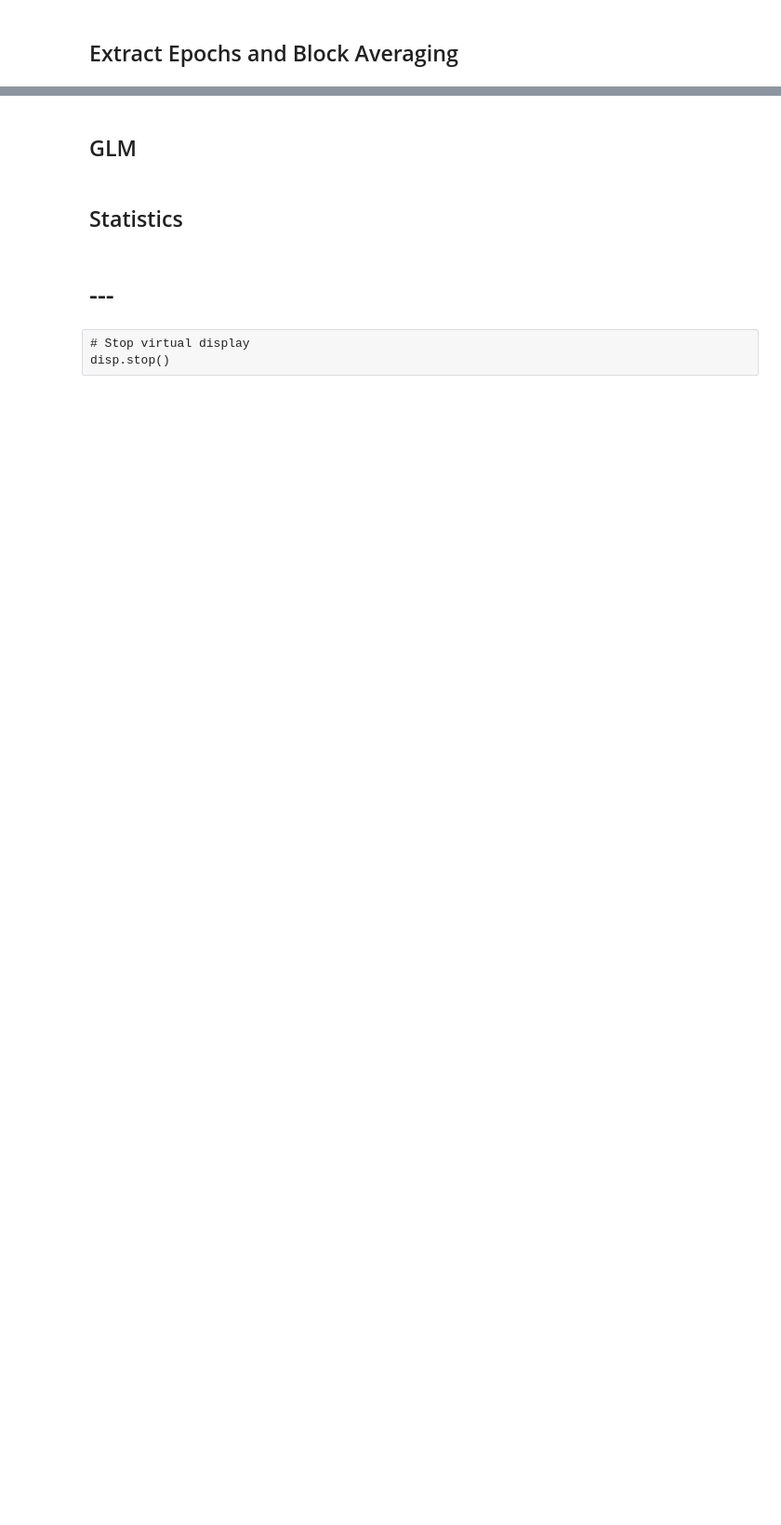
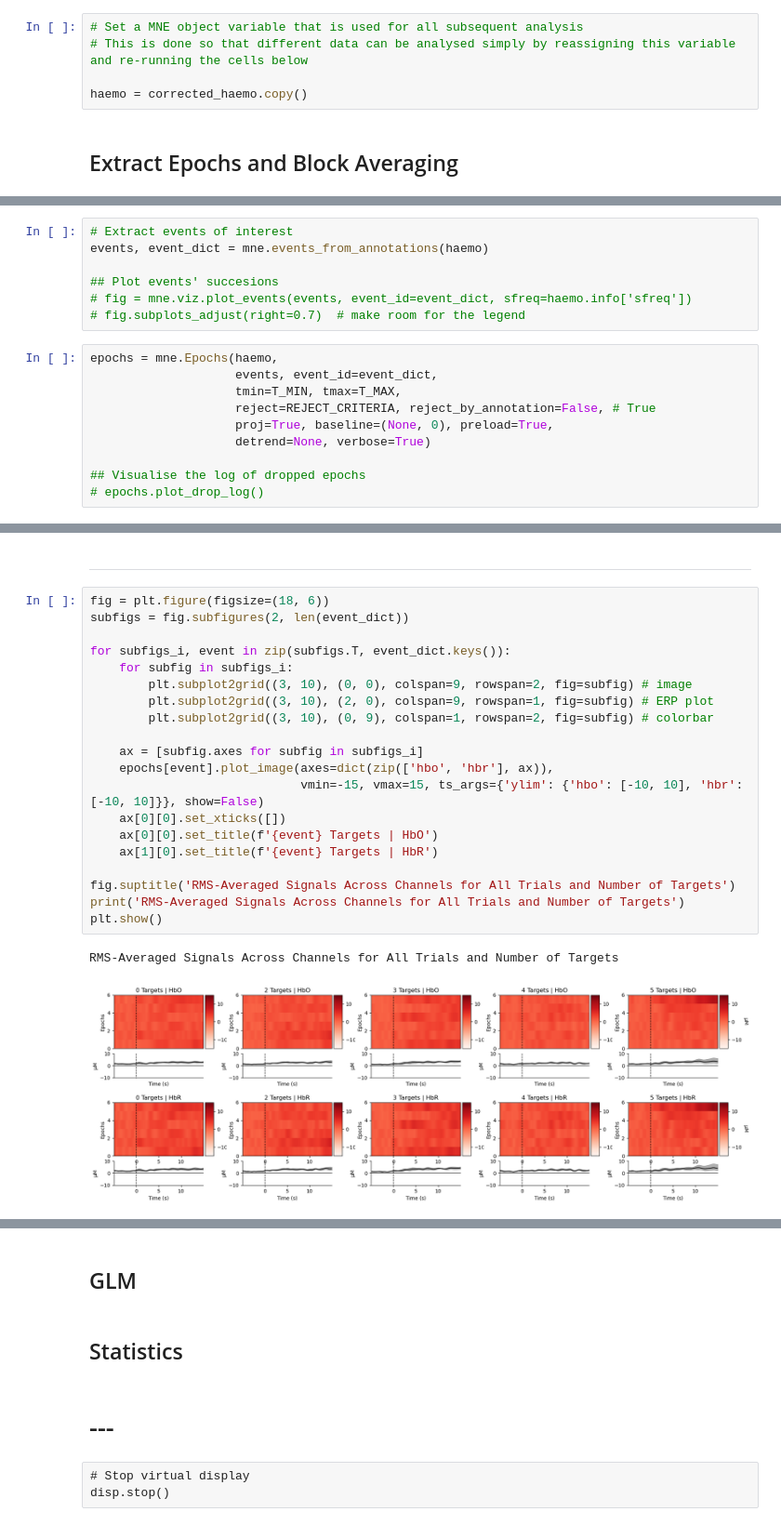
Before and after one commit to pulkitgoyal56/fnirsPy, a Jupyter notebook: main.ipynb, the cells around one changed output, grey strips where cells are left out. Shown at 93% size. Cells and saved outputs as stored; diff of their text form; blank space fills up the shorter version.

```diff
--- a/main.ipynb
+++ b/main.ipynb
@@ -778,2 +786,7 @@ corrected_haemo.plot(show_scrollbars=False, duration=DUR['exp']/3);
+# %%
+# Set a MNE object variable that is used for all subsequent analysis
+# This is done so that different data can be analysed simply by reassigning this variable and re-running the cells below
+
+haemo = corrected_haemo.copy()
 # %% [markdown]
 ## Extract Epochs and Block Averaging
@@ -779,0 +806,17 @@ corrected_haemo.plot(show_scrollbars=False, duration=DUR['exp']/3);
+# %%
+# Extract events of interest
+events, event_dict = mne.events_from_annotations(haemo)
+
+## Plot events' succesions
+# fig = mne.viz.plot_events(events, event_id=event_dict, sfreq=haemo.info['sfreq'])
+# fig.subplots_adjust(right=0.7)  # make room for the legend
+# %%
+epochs = mne.Epochs(haemo,
+                    events, event_id=event_dict,
+                    tmin=T_MIN, tmax=T_MAX,
+                    reject=REJECT_CRITERIA, reject_by_annotation=False, # True
+                    proj=True, baseline=(None, 0), preload=True,
+                    detrend=None, verbose=True)
+
+## Visualise the log of dropped epochs
+# epochs.plot_drop_log()
@@ -779,0 +839,25 @@ corrected_haemo.plot(show_scrollbars=False, duration=DUR['exp']/3);
+# %% [markdown]
+---
+# %%
+fig = plt.figure(figsize=(18, 6))
+subfigs = fig.subfigures(2, len(event_dict))
+
+for subfigs_i, event in zip(subfigs.T, event_dict.keys()):
+    for subfig in subfigs_i:
+        plt.subplot2grid((3, 10), (0, 0), colspan=9, rowspan=2, fig=subfig) # image
+        plt.subplot2grid((3, 10), (2, 0), colspan=9, rowspan=1, fig=subfig) # ERP plot
+        plt.subplot2grid((3, 10), (0, 9), colspan=1, rowspan=2, fig=subfig) # colorbar
+
+    ax = [subfig.axes for subfig in subfigs_i]
+    epochs[event].plot_image(axes=dict(zip(['hbo', 'hbr'], ax)),
+                             vmin=-15, vmax=15, ts_args={'ylim': {'hbo': [-10, 10], 'hbr': [-10, 10]}}, show=False)
+    ax[0][0].set_xticks([])
+    ax[0][0].set_title(f'{event} Targets | HbO')
+    ax[1][0].set_title(f'{event} Targets | HbR')
+
+fig.suptitle('RMS-Averaged Signals Across Channels for All Trials and Number of Targets')
+print('RMS-Averaged Signals Across Channels for All Trials and Number of Targets')
+plt.show()
+# %% [output]
+RMS-Averaged Signals Across Channels for All Trials and Number of Targets
+[figure, added]
```
Also changed, not shown: parts of 24 cells of this notebook.
